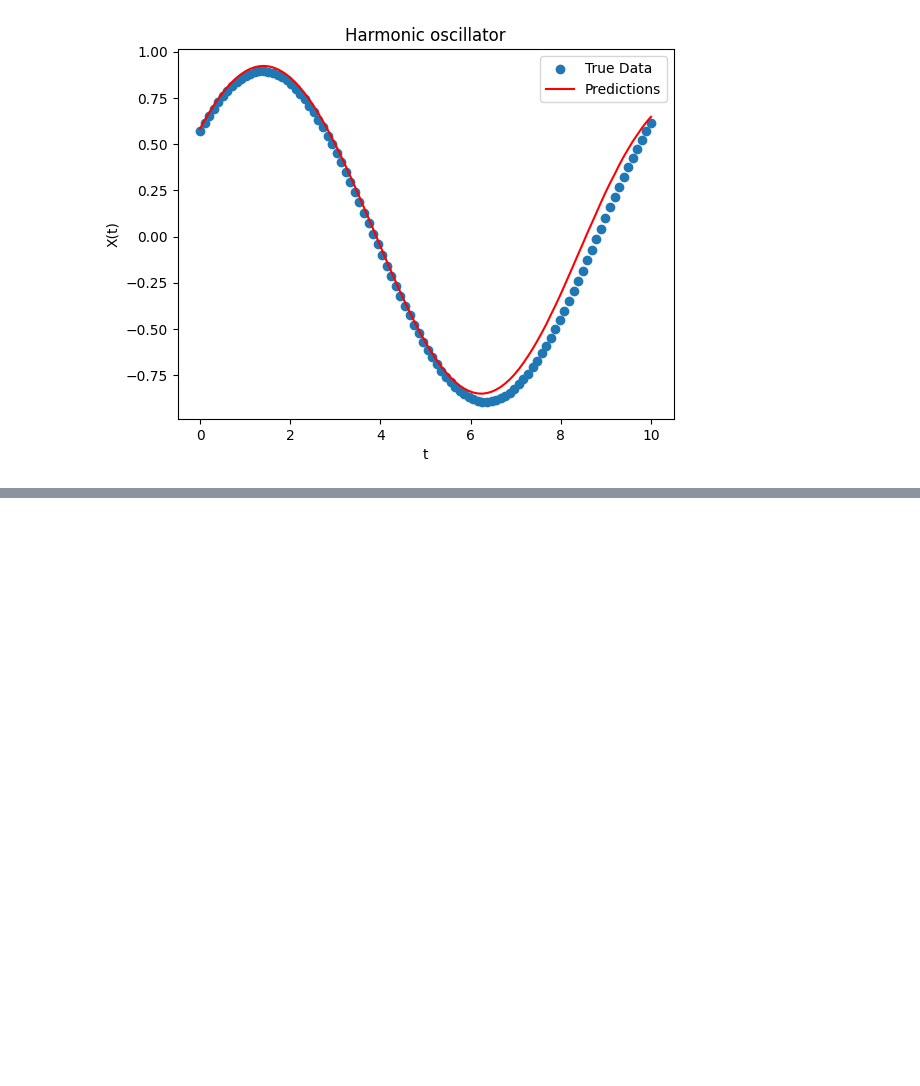
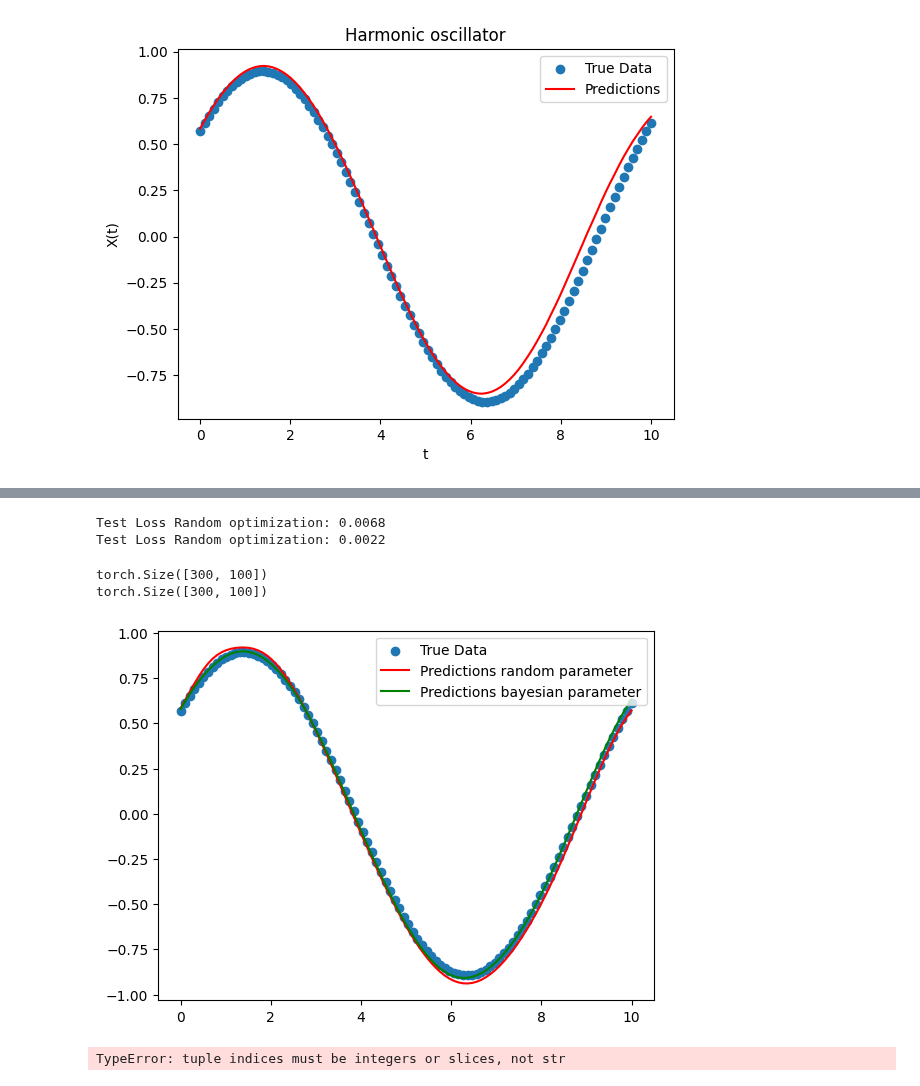
Before and after one commit to gvansan/Machine-learning-project, a Jupyter notebook: Harmonic Oscillator.ipynb, the cells around one changed output, grey strips where cells are left out. Saved outputs shown, nothing was run; the diff lists cells and outputs as text; code cells hidden in the pictures; blank space fills up the shorter version.

Commit message:
implemented random and bayesian optimization for NN

```diff
--- a/Harmonic Oscillator.ipynb
+++ b/Harmonic Oscillator.ipynb
@@ -128,0 +146,2 @@ plt.show()
+# %%
+train2, validation2, test2 = create_trainig_validation_test_set(harmonic_osc, (0, 10), 100, 1000, [0.5, 0.2, 0.3], "RK45", device=device, seed=0)
@@ -128,0 +290,5 @@ plt.show()
+# %%
+best_params, best_loss = min(results, key=lambda x: x[1])
+print("\nBest configuration:")
+print(best_params)
+print(f"Final loss: {best_loss:.3e}")
@@ -128,0 +319,71 @@ plt.show()
+# %%
+# test dataset random
+model_optimized_rand.eval()
+X = test2["X"]
+y_exp = test2["y_tensor"][0:, 0:, 0].to(device)
+y_pred_rand = model_optimized_rand(X).squeeze(-1)
+t = X[0:, 0:, 3]
+k = X[0:, 0:, 0]
+x_00 = X[0:, 0:, 1]
+x_01 = X[0:, 0:, 2]
+test_loss_rand = loss_harmonic(y_pred_rand, y_exp, x_00, x_01, t, k, N_f=100)
+print(f"Test Loss Random optimization: {test_loss_rand.item():.4f}")
+
+# test dataset bayes
+model_optimized_bayes.eval()
+X = test2["X"]
+y_exp = test2["y_tensor"][0:, 0:, 0].to(device)
+y_pred_bayes = model_optimized_bayes(X).squeeze(-1)
+t = X[0:, 0:, 3]
+k = X[0:, 0:, 0]
+x_00 = X[0:, 0:, 1]
+x_01 = X[0:, 0:, 2]
+test_loss_bayes = loss_harmonic(y_pred_bayes, y_exp, x_00, x_01, t, k, N_f=100)
+print(f"Test Loss Random optimization: {test_loss_bayes.item():.4f}")
+# %% [output]
+Test Loss Random optimization: 0.0068
+Test Loss Random optimization: 0.0022
+# %%
+print(y_pred_rand.shape)
+print(y_pred_bayes.shape)
+
+y_pred_rand.to("cpu")
+y_pred_bayes.to("cpu")
+test2["t_tensor"].to("cpu")
+
+n = 30
+plt.scatter(test2["t_tensor"][n], test2["y_tensor"][n][0:, 0], label="True Data")
+plt.plot(test2["t_tensor"][n], y_pred_rand.cpu().detach()[n], color="red", label="Predictions random parameter")
+plt.plot(test2["t_tensor"][n], y_pred_bayes.cpu().detach()[n], color="green", label="Predictions bayesian parameter")
+plt.legend()
+plt.show()
+# %% [output]
+torch.Size([300, 100])
+torch.Size([300, 100])
+[figure, added]
+# %%
+K = 5
+kf = KFold(n_splits=K, shuffle=True, random_state=42)
+fold_losses = []
+
+for train_idx, val_idx in kf.split(data['args_tensor']):
+    # Slice each tensor in the dictionary
+    train_fold = {k: v[train_idx].to(device) for k, v in data.items()}
+    val_fold   = {k: v[val_idx].to(device)   for k, v in data.items()}
+
+    # Initialize model with best hyperparameters
+    model = HarmonicModel(
+        4,
+        best_params['n_layers'],
+        best_params['n_neurons'],
+        best_params['activation']
+    ).to(device)
+
+    # Train model on this fold
+    loss = train_harmonic(model, lr=0.01, epochs=100, data=(train_fold, val_fold))
+    fold_losses.append(loss)
+
+average_cv_loss = sum(fold_losses) / K
+print("Estimated generalization loss (K-Fold CV):", average_cv_loss)
+# %% [output]
+TypeError: tuple indices must be integers or slices, not str
```
Also changed, not shown: parts of 17 cells of this notebook, 1 other file.
